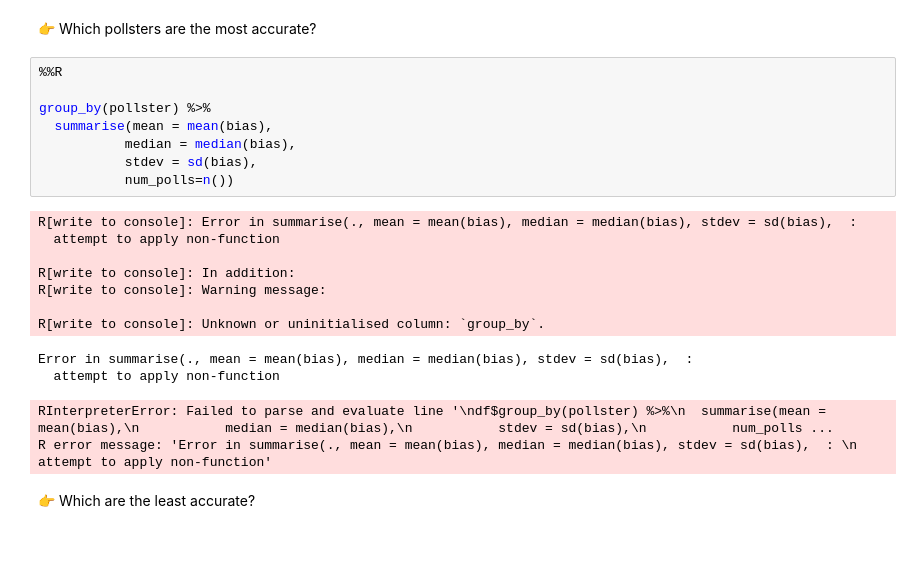
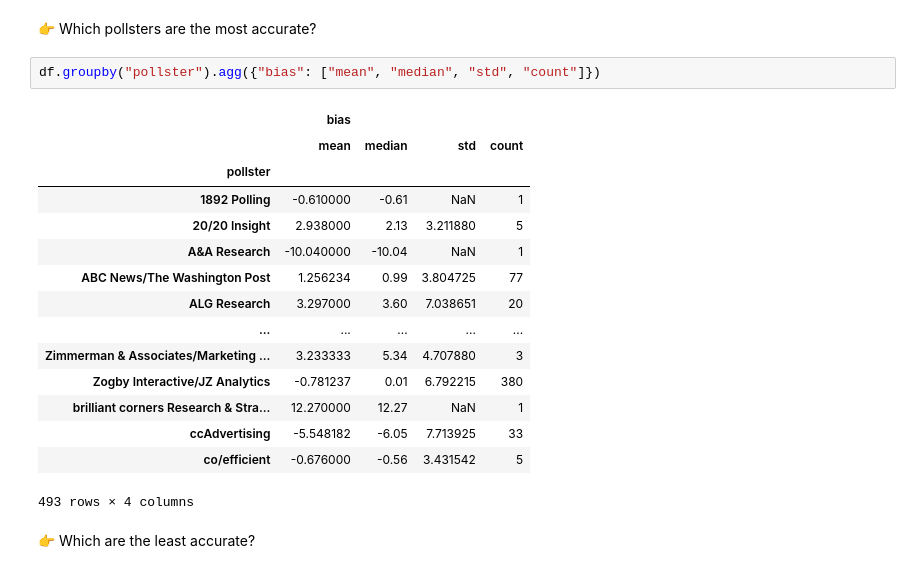
Before and after one commit to data4news-students/polling-exploration-ahan-and-kelly, a Jupyter notebook: notebook-3.ipynb, the cells around one changed output. Cells and saved outputs as stored; diff of their text form; blank space fills up the shorter version.

Commit message:
added summary bias stats by pollster

```diff
--- a/notebook-3.ipynb
+++ b/notebook-3.ipynb
@@ -337,26 +337,24 @@ The American Research Group polls have skewed Democrat in every presidential ele
 ### Question 2: Which pollsters are the most accurate? Which are the least accurate?
 # %% [markdown]
 👉 Which pollsters are the most accurate?
-# %%
-%%R
-
-group_by(pollster) %>%
-  summarise(mean = mean(bias),
-           median = median(bias),
-           stdev = sd(bias),
-           num_polls=n())
-# %% [output]
-R[write to console]: Error in summarise(., mean = mean(bias), median = median(bias), stdev = sd(bias),  :
-  attempt to apply non-function
-
-R[write to console]: In addition:
-R[write to console]: Warning message:
-
-R[write to console]: Unknown or uninitialised column: `group_by`.
-Error in summarise(., mean = mean(bias), median = median(bias), stdev = sd(bias),  :
-  attempt to apply non-function
-RInterpreterError: Failed to parse and evaluate line '\ndf$group_by(pollster) %>%\n  summarise(mean = mean(bias),\n           median = median(bias),\n           stdev = sd(bias),\n           num_polls ...
-R error message: 'Error in summarise(., mean = mean(bias), median = median(bias), stdev = sd(bias),  : \n  attempt to apply non-function'
+# %%
+df.groupby("pollster").agg({"bias": ["mean", "median", "std", "count"]})
+# %% [output]
+|  | bias |  |  |  |
+|  | mean | median | std | count |
+| pollster |  |  |  |  |
+| 1892 Polling | -0.610000 | -0.61 | NaN | 1 |
+| 20/20 Insight | 2.938000 | 2.13 | 3.211880 | 5 |
+| A&A Research | -10.040000 | -10.04 | NaN | 1 |
+| ABC News/The Washington Post | 1.256234 | 0.99 | 3.804725 | 77 |
+| ALG Research | 3.297000 | 3.60 | 7.038651 | 20 |
+| ... | ... | ... | ... | ... |
+| Zimmerman & Associates/Marketing ... | 3.233333 | 5.34 | 4.707880 | 3 |
+| Zogby Interactive/JZ Analytics | -0.781237 | 0.01 | 6.792215 | 380 |
+| brilliant corners Research & Stra... | 12.270000 | 12.27 | NaN | 1 |
+| ccAdvertising | -5.548182 | -6.05 | 7.713925 | 33 |
+| co/efficient | -0.676000 | -0.56 | 3.431542 | 5 |
+493 rows × 4 columns
 # %% [markdown]
 👉 Which are the least accurate?
 # %% [markdown]
```
